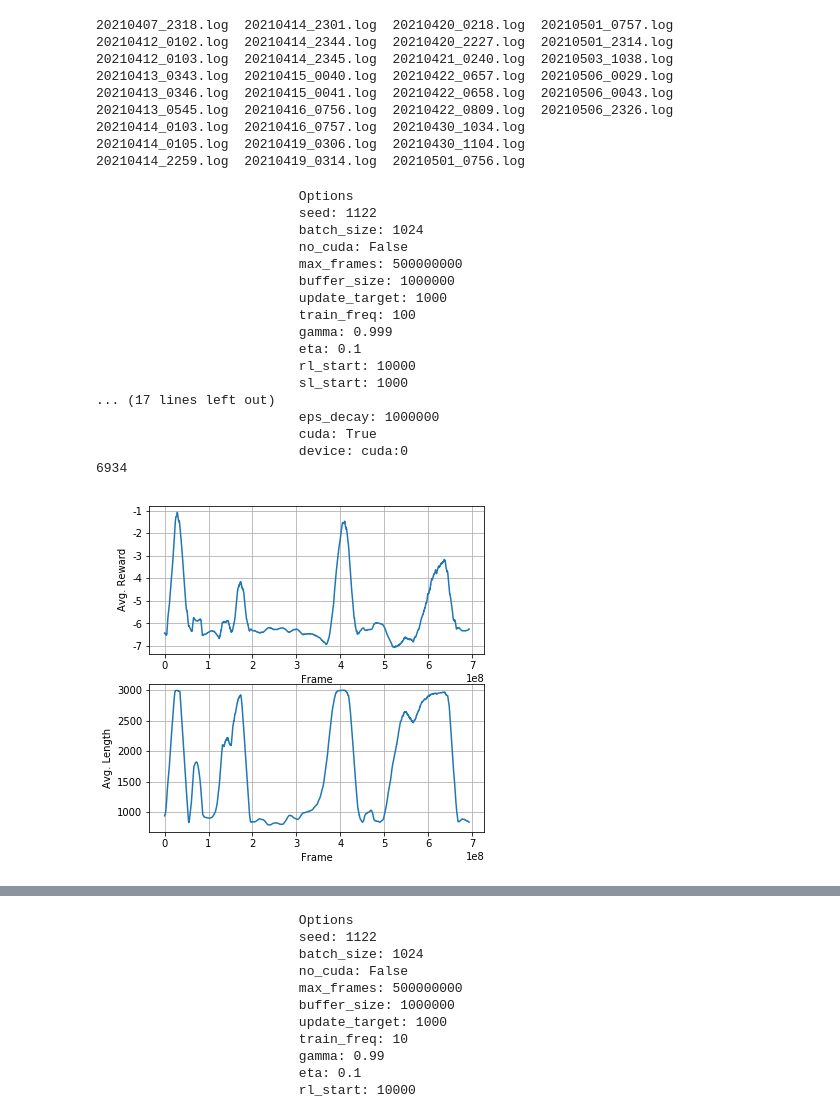
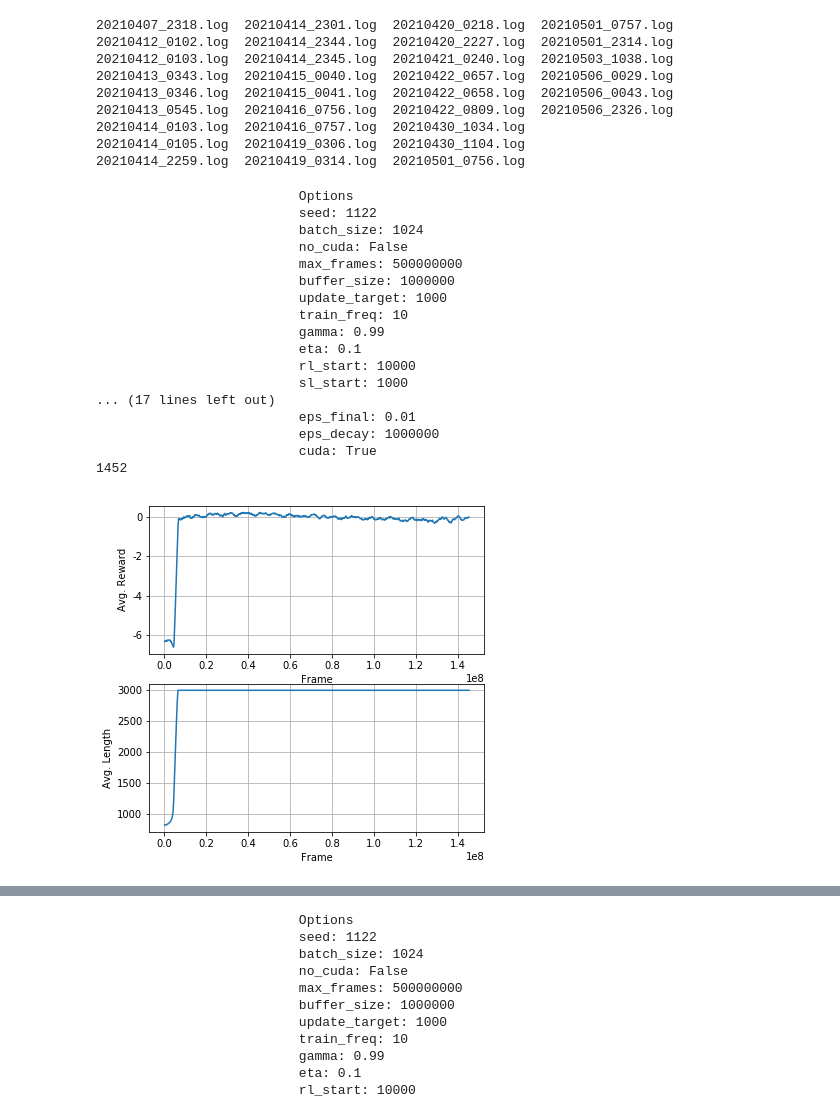
Before and after one commit to quantumiracle/pytorch-nfsp, a Jupyter notebook: log_analysis.ipynb, the cells around one changed output, grey strips where cells are left out. Cells and saved outputs as stored; diff of their text form; code cells hidden in the pictures.

```diff
--- a/log_analysis.ipynb
+++ b/log_analysis.ipynb
@@ -57,31 +57,31 @@ def plot(content, smooth_radius=10,):
     axs[1].grid()
     print(len(avg_len_l))
 # %%
-filename = '20210503_1038.log'
+filename = '20210509_0940.log'
 
 f = open(os.path.join(path, filename), "r")
 content = f.readlines()
 
-plot(content, smooth_radius=100)
+plot(content, smooth_radius=10)
 # %% [output]
                           Options
                           seed: 1122
                           batch_size: 1024
                           no_cuda: False
                           max_frames: 500000000
                           buffer_size: 1000000
                           update_target: 1000
-                          train_freq: 100
-                          gamma: 0.999
+                          train_freq: 10
+                          gamma: 0.99
                           eta: 0.1
                           rl_start: 10000
                           sl_start: 1000
 ... (17 lines left out)
+                          eps_final: 0.01
                           eps_decay: 1000000
                           cuda: True
-                          device: cuda:0
-6934
+1452
-[figure, old version]
+[figure, new version]
 # %%
 filename = '20210506_2326.log'
 
```
Also changed, not shown: parts of 1 cell of this notebook, 1 other file.
